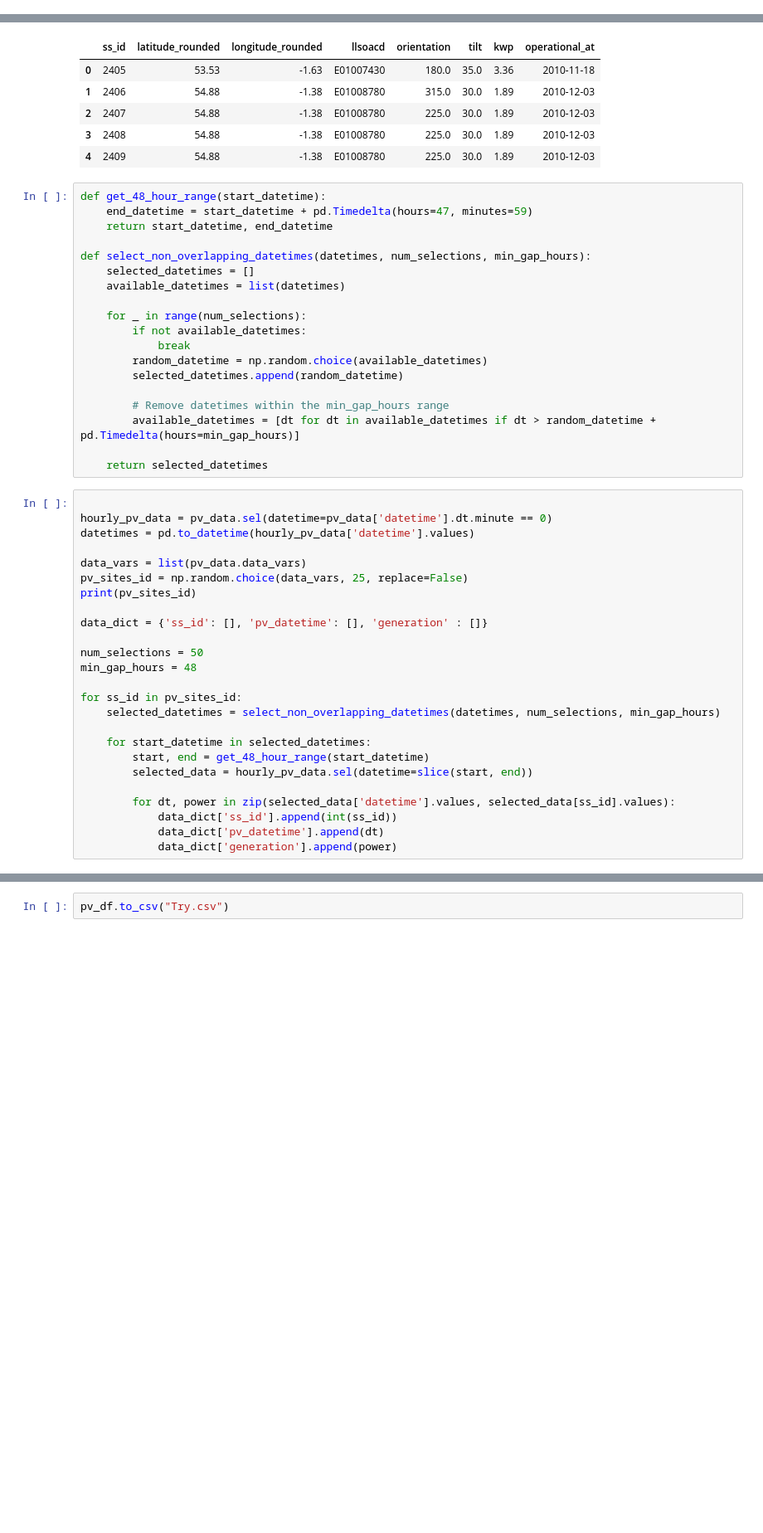
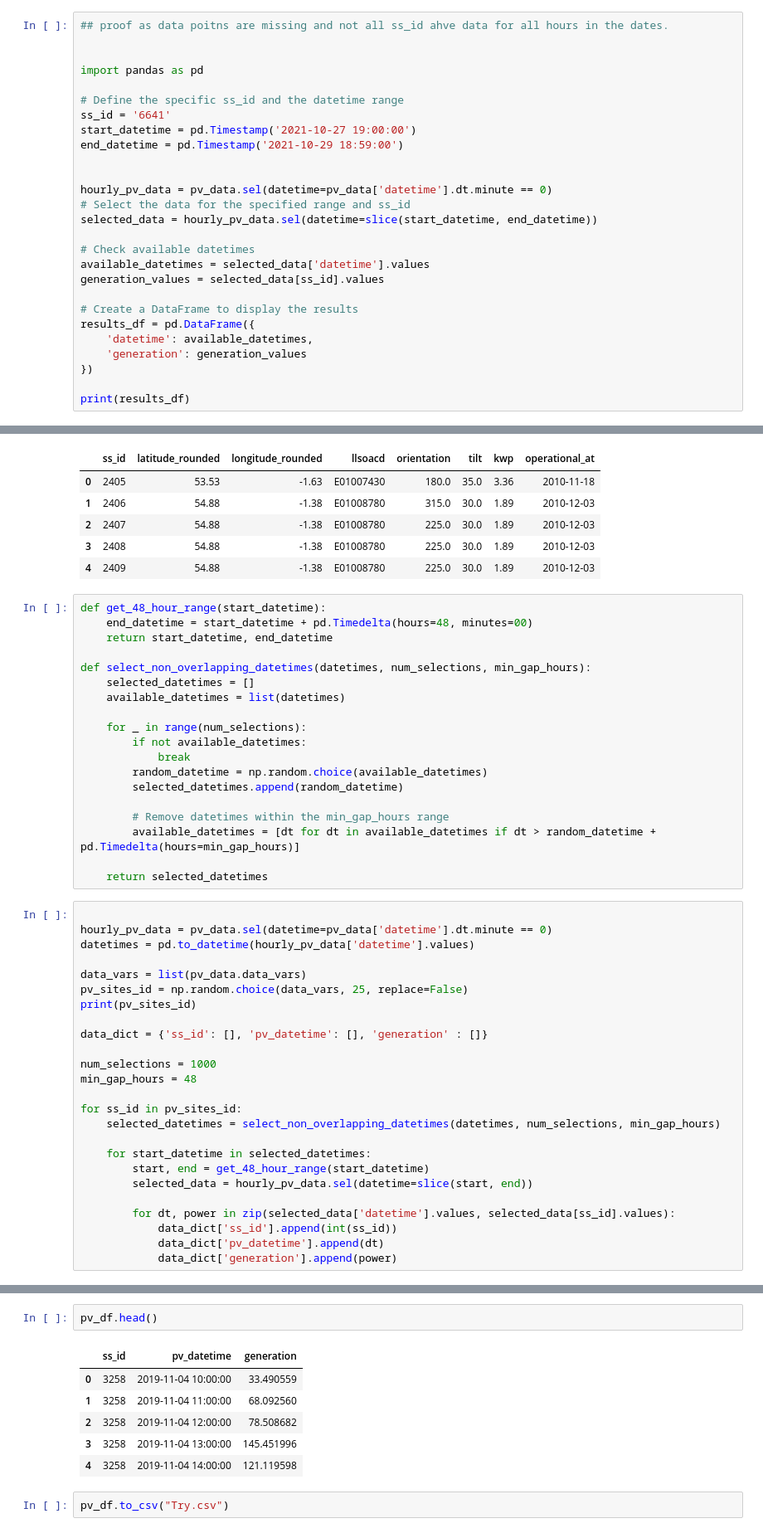
Before and after one commit to roshnaeem/gsoc-data, a Jupyter notebook: tft.ipynb, the cells around one changed output, grey strips where cells are left out. Shown at 83% size. Drawn from its saved outputs; the diff is of its cells as text; blank space fills up the shorter version.

Commit message:
added updates for getting 48 hours dataset

```diff
--- a/tft.ipynb
+++ b/tft.ipynb
@@ -47,3 +47,30 @@ Data variables: (12/1311)
     9903      (datetime) float32 2MB ...
     9960      (datetime) float32 2MB ...
     9989      (datetime) float32 2MB ...
+# %%
+## proof as data poitns are missing and not all ss_id ahve data for all hours in the dates.
+
+
+import pandas as pd
+
+# Define the specific ss_id and the datetime range
+ss_id = '6641'
+start_datetime = pd.Timestamp('2021-10-27 19:00:00')
+end_datetime = pd.Timestamp('2021-10-29 18:59:00')
+
+
+hourly_pv_data = pv_data.sel(datetime=pv_data['datetime'].dt.minute == 0)
+# Select the data for the specified range and ss_id
+selected_data = hourly_pv_data.sel(datetime=slice(start_datetime, end_datetime))
+
+# Check available datetimes
+available_datetimes = selected_data['datetime'].values
+generation_values = selected_data[ss_id].values
+
+# Create a DataFrame to display the results
+results_df = pd.DataFrame({
+    'datetime': available_datetimes,
+    'generation': generation_values
+})
+
+print(results_df)
@@ -60,7 +96,7 @@ meta_data.head()
 | 4 | 2409 | 54.88 | -1.38 | E01008780 | 225.0 | 30.0 | 1.89 | 2010-12-03 |
 # %%
 def get_48_hour_range(start_datetime):
-    end_datetime = start_datetime + pd.Timedelta(hours=47, minutes=59)
+    end_datetime = start_datetime + pd.Timedelta(hours=48, minutes=00)
     return start_datetime, end_datetime
 
 def select_non_overlapping_datetimes(datetimes, num_selections, min_gap_hours):
@@ -88,7 +124,7 @@ print(pv_sites_id)
 
 data_dict = {'ss_id': [], 'pv_datetime': [], 'generation' : []}
 
-num_selections = 50
+num_selections = 1000
 min_gap_hours = 48
 
 for ss_id in pv_sites_id:
@@ -135,2 +157,11 @@ print(pv_df.shape)
+# %%
+pv_df.head()
+# %% [output]
+|  | ss_id | pv_datetime | generation |
+| 0 | 3258 | 2019-11-04 10:00:00 | 33.490559 |
+| 1 | 3258 | 2019-11-04 11:00:00 | 68.092560 |
+| 2 | 3258 | 2019-11-04 12:00:00 | 78.508682 |
+| 3 | 3258 | 2019-11-04 13:00:00 | 145.451996 |
+| 4 | 3258 | 2019-11-04 14:00:00 | 121.119598 |
 # %%
 pv_df.to_csv("Try.csv")
```
Also changed, not shown: parts of 4 cells of this notebook, 1 other file.
